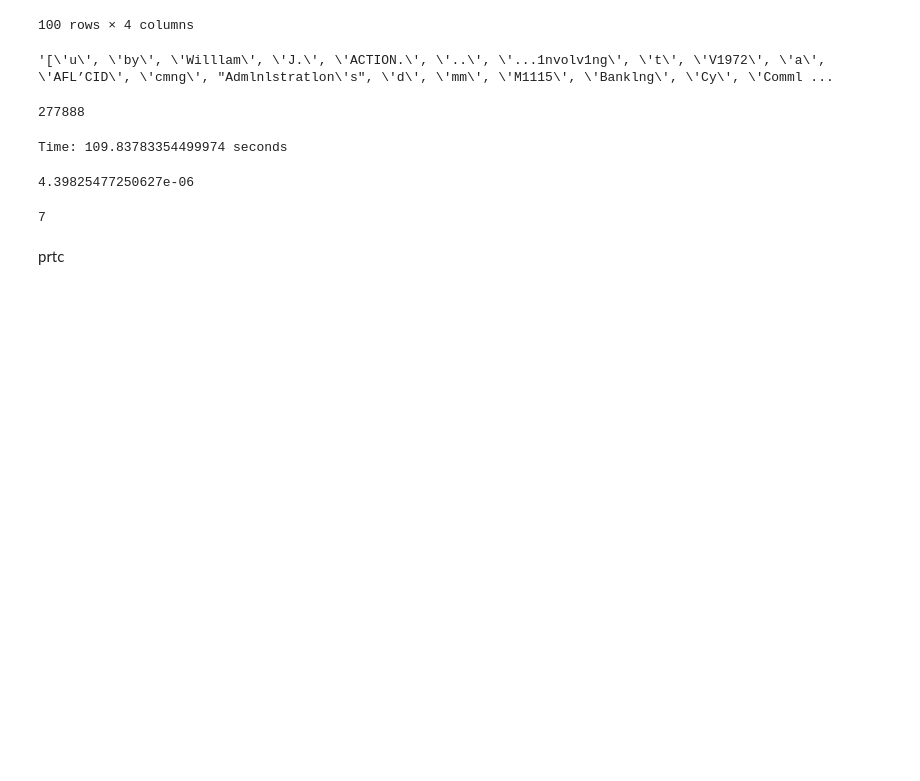
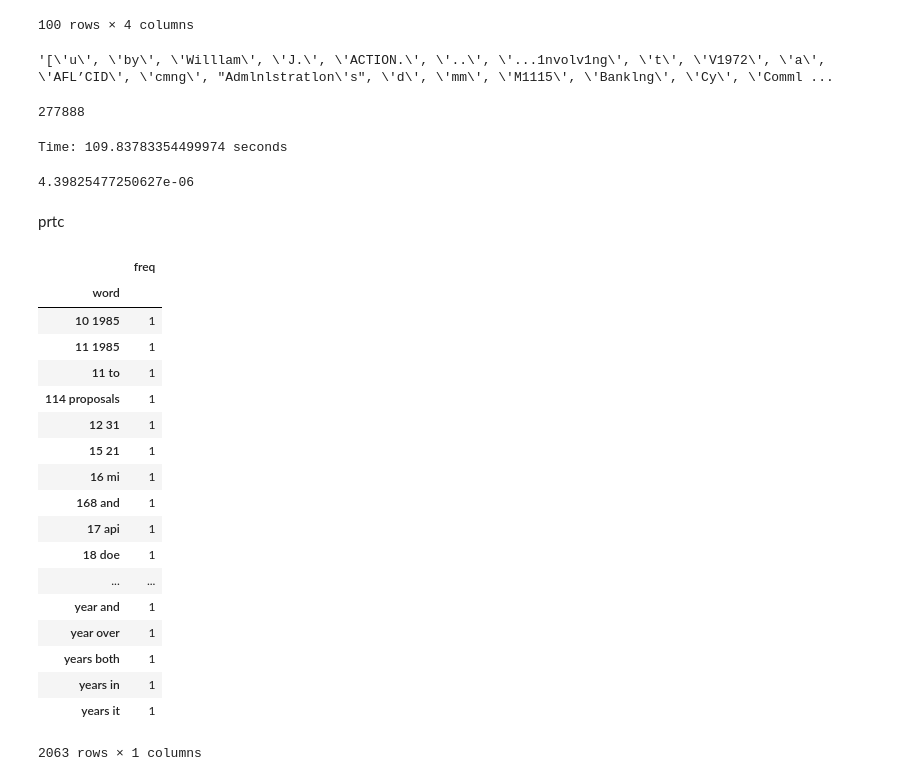
Before and after one commit to TZstatsADS/Spring2019-Proj4-group7, a Jupyter notebook: lib/Part3.ipynb, the cells around one changed output. Cells and saved outputs as stored; diff of their text form; code cells hidden in the pictures; blank space fills up the shorter version.

```diff
--- a/lib/Part3.ipynb
+++ b/lib/Part3.ipynb
@@ -281,12 +286,6 @@ get_Pr_c('ad')
 4.39825477250627e-06
 # %%
 import numpy as np
-# %%
-r = int(np.array(one_gram[one_gram['word']=='year'][['freq']]))
-
-one_gram[one_gram['freq']==r].shape[0]
-# %% [output]
-7
 # %% [markdown]
 prtc
 # %%
@@ -324,3 +323,27 @@ def get_Pr_tc(typo, correction, pre, cur, error_type):
 # the value to each key records the two neighbor words and their frequencies.
 neighbor_dict = Create_Words_Dictionary()
 #neighbor_dict['reliable']
+# %%
+bi_gram = pd.read_csv("../output/2-gram.csv")
+bi_gram.columns=['word','freq']
+bi_gram.set_index('word')
+# %% [output]
+|  | freq |
+| word |  |
+| 10 1985 | 1 |
+| 11 1985 | 1 |
+| 11 to | 1 |
+| 114 proposals | 1 |
+| 12 31 | 1 |
+| 15 21 | 1 |
+| 16 mi | 1 |
+| 168 and | 1 |
+| 17 api | 1 |
+| 18 doe | 1 |
+| ... | ... |
+| year and | 1 |
+| year over | 1 |
+| years both | 1 |
+| years in | 1 |
+| years it | 1 |
+2063 rows × 1 columns
```
Also changed, not shown: parts of 7 cells of this notebook, 3 other files.
